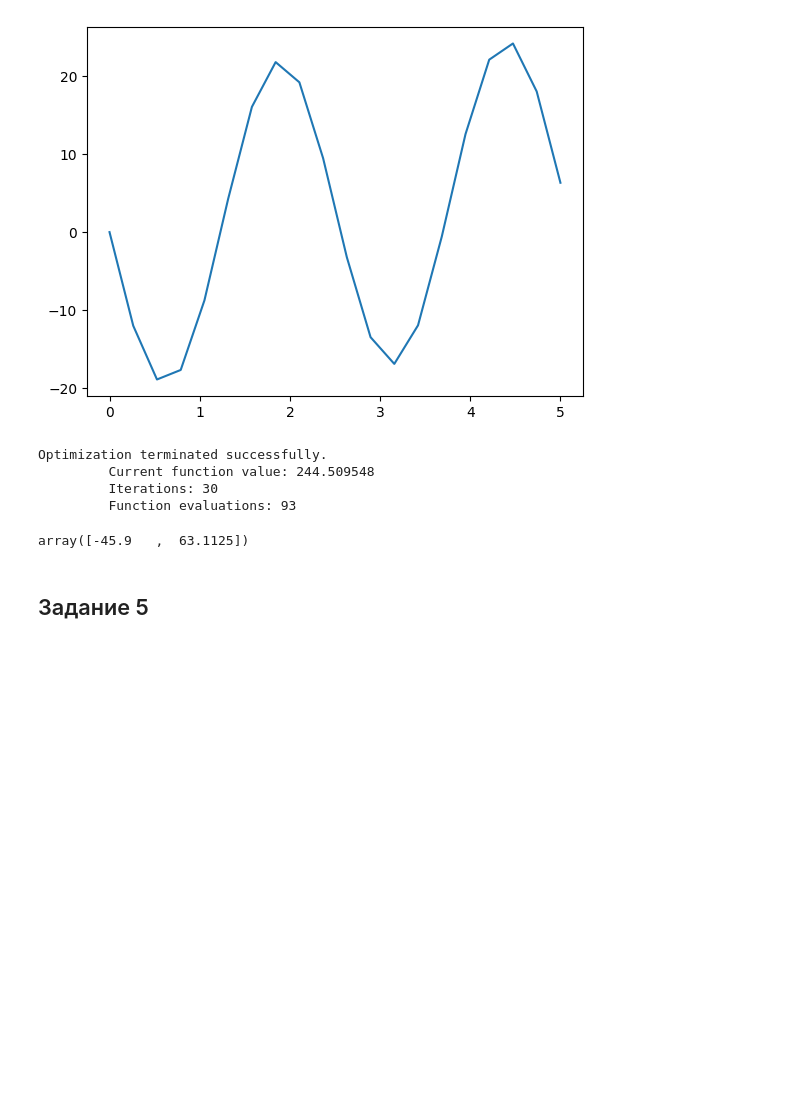
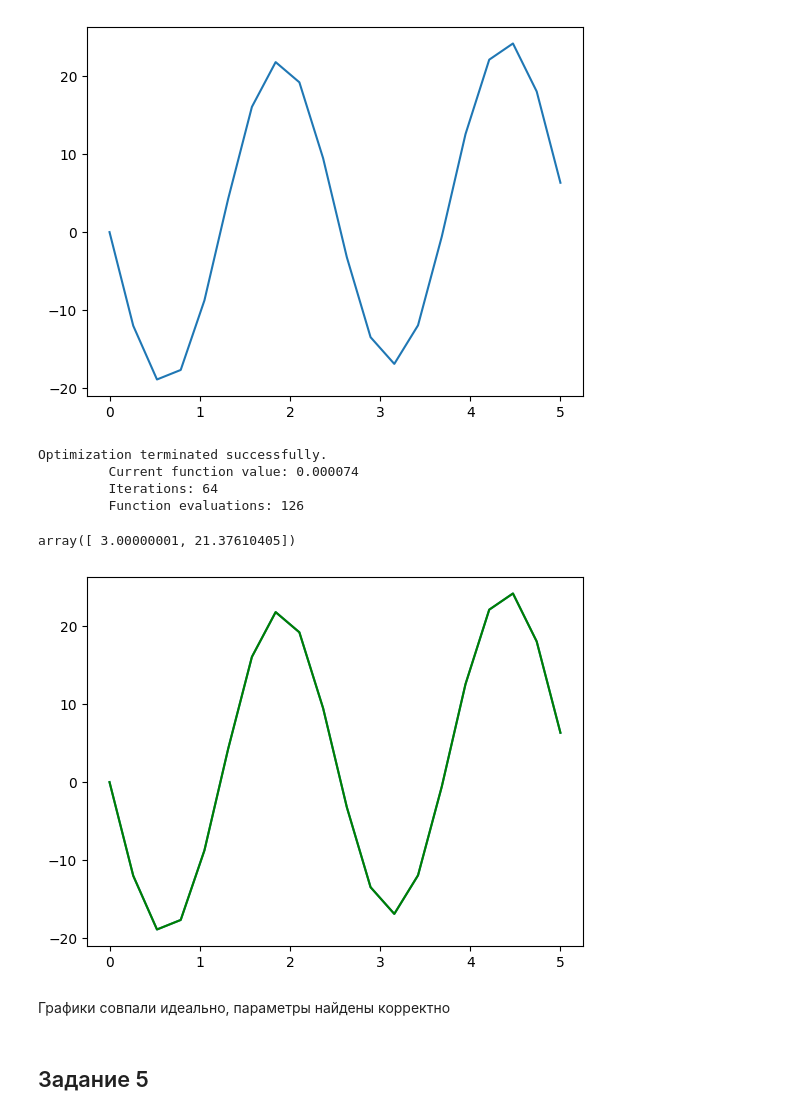
Before and after one commit to british2002/DS_Math, a Jupyter notebook: HW_X_upd.ipynb, the cells around one changed output. Drawn from its saved outputs; the diff is of its cells as text; code cells hidden in the pictures; blank space fills up the shorter version.

```diff
--- a/HW_X_upd.ipynb
+++ b/HW_X_upd.ipynb
@@ -177,14 +174,29 @@ x0 = [27, 27]
+# %%
+#вручную подберем значения a,b в точке x0
+x0 = [16.5, 16.5]
 # %%
+#проверяем оптимизацию
 result = minimize(error, x0, method='nelder-mead', options={'xtol': 1e-8, 'disp': True})
 # %% [output]
 Optimization terminated successfully.
-         Current function value: 244.509548
-         Iterations: 30
-         Function evaluations: 93
+         Current function value: 0.000074
+         Iterations: 64
+         Function evaluations: 126
-# %%
-result.x
-# %% [output]
-array([-45.9   ,  63.1125])
+# %%
+#найдем оптимальные значения а и b
+result.x
+# %% [output]
+array([ 3.00000001, 21.37610405])
+# %%
+#удостоверимся в результате и нарисуем график дефолтного синего цвета с учетом оптимальных a b
+plt.plot(x, f(x, result.x[0], result.x[1]))
+#поверх него нарисуем график на входных данных иного цвета
+plt.plot(x, fx, c='green')
+plt.show()
+# %% [output]
+[figure, added]
+# %% [markdown]
+Графики совпали идеально, параметры найдены корректно
 # %% [markdown]
 ## Задание 5
 # %% [markdown]
```
Also changed, not shown: parts of 1 cell of this notebook.
